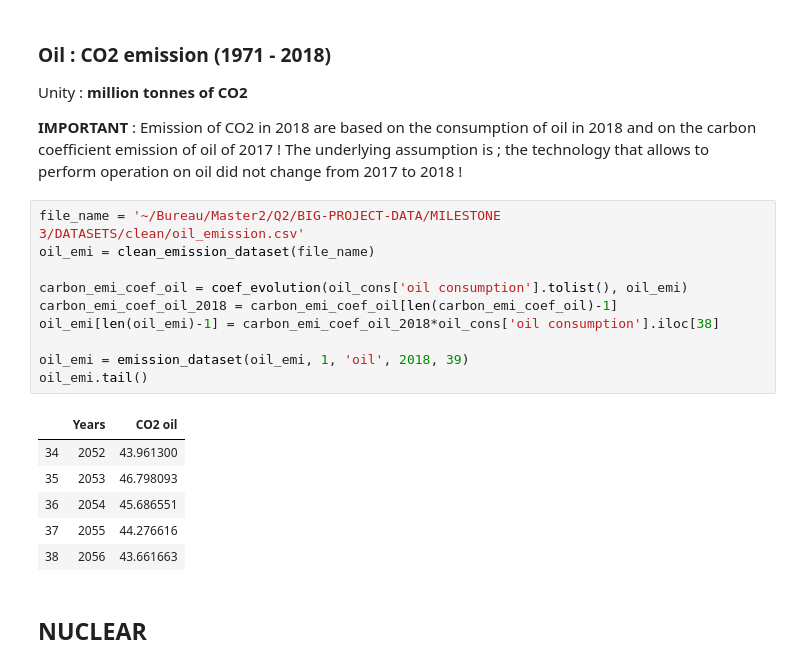
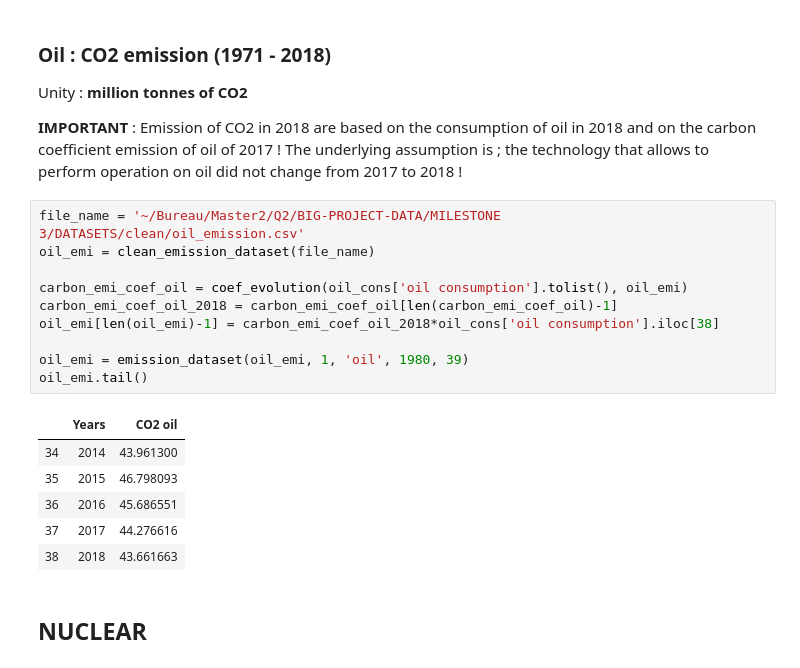
Before and after one commit to bendelv/Inge-M1_BigData, a Jupyter notebook: 03_MILESTONES/datasets.ipynb, the cells around one changed output. Cells and saved outputs as stored; diff of their text form.

```diff
--- a/03_MILESTONES/datasets.ipynb
+++ b/03_MILESTONES/datasets.ipynb
@@ -174,20 +174,20 @@ Unity : **million tonnes of CO2**
 # %%
 file_name = '~/Bureau/Master2/Q2/BIG-PROJECT-DATA/MILESTONE 3/DATASETS/clean/oil_emission.csv'
 oil_emi = clean_emission_dataset(file_name)
 
 carbon_emi_coef_oil = coef_evolution(oil_cons['oil consumption'].tolist(), oil_emi)
 carbon_emi_coef_oil_2018 = carbon_emi_coef_oil[len(carbon_emi_coef_oil)-1]
 oil_emi[len(oil_emi)-1] = carbon_emi_coef_oil_2018*oil_cons['oil consumption'].iloc[38]
 
-oil_emi = emission_dataset(oil_emi, 1, 'oil', 2018, 39)
+oil_emi = emission_dataset(oil_emi, 1, 'oil', 1980, 39)
 oil_emi.tail()
 # %% [output]
 |  | Years | CO2 oil |
-| 34 | 2052 | 43.961300 |
-| 35 | 2053 | 46.798093 |
-| 36 | 2054 | 45.686551 |
-| 37 | 2055 | 44.276616 |
-| 38 | 2056 | 43.661663 |
+| 34 | 2014 | 43.961300 |
+| 35 | 2015 | 46.798093 |
+| 36 | 2016 | 45.686551 |
+| 37 | 2017 | 44.276616 |
+| 38 | 2018 | 43.661663 |
 # %% [markdown]
 ## NUCLEAR ##
 # %% [markdown]
```
Also changed, not shown: parts of 6 cells of this notebook.
